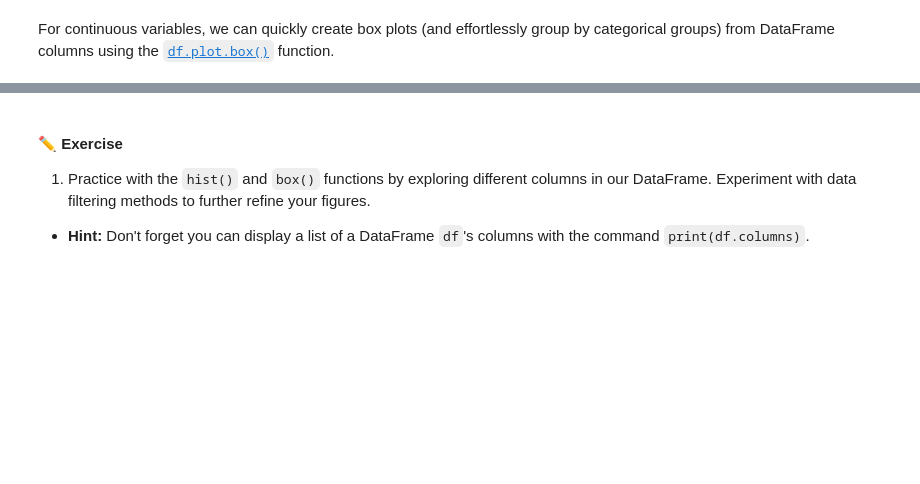
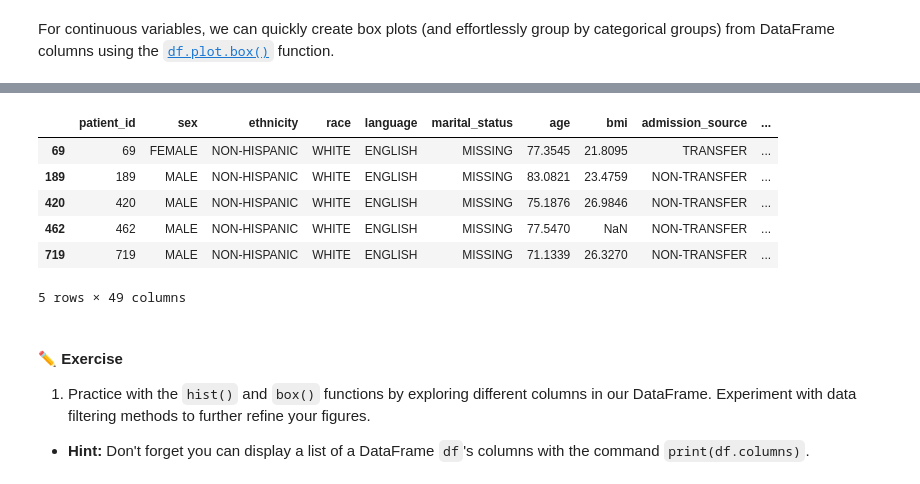
Before and after one commit to carolinahorey/bme3053c, a Jupyter notebook: lessons-solved/04_Pandas.ipynb, the cells around one changed output, grey strips where cells are left out. Cells and saved outputs as stored; diff of their text form; code cells hidden in the pictures; blank space fills up the shorter version.

```diff
--- a/lessons-solved/04_Pandas.ipynb
+++ b/lessons-solved/04_Pandas.ipynb
@@ -615,3 +616,13 @@ dtype: object
+# %%
+patient_df[patient_df.marital_status=='MISSING']
+# %% [output]
+|  | patient_id | sex | ethnicity | race | language | marital_status | age | bmi | admission_source | ... |
+| 69 | 69 | FEMALE | NON-HISPANIC | WHITE | ENGLISH | MISSING | 77.3545 | 21.8095 | TRANSFER | ... |
+| 189 | 189 | MALE | NON-HISPANIC | WHITE | ENGLISH | MISSING | 83.0821 | 23.4759 | NON-TRANSFER | ... |
+| 420 | 420 | MALE | NON-HISPANIC | WHITE | ENGLISH | MISSING | 75.1876 | 26.9846 | NON-TRANSFER | ... |
+| 462 | 462 | MALE | NON-HISPANIC | WHITE | ENGLISH | MISSING | 77.5470 | NaN | NON-TRANSFER | ... |
+| 719 | 719 | MALE | NON-HISPANIC | WHITE | ENGLISH | MISSING | 71.1339 | 26.3270 | NON-TRANSFER | ... |
+5 rows × 49 columns
 # %% [markdown]
 #### **✏️ Exercise**
 1. Practice with the `hist()` and `box()` functions by exploring different columns in our DataFrame. Experiment with data filtering methods to further refine your figures.
```
Also changed, not shown: parts of 3 cells of this notebook.
